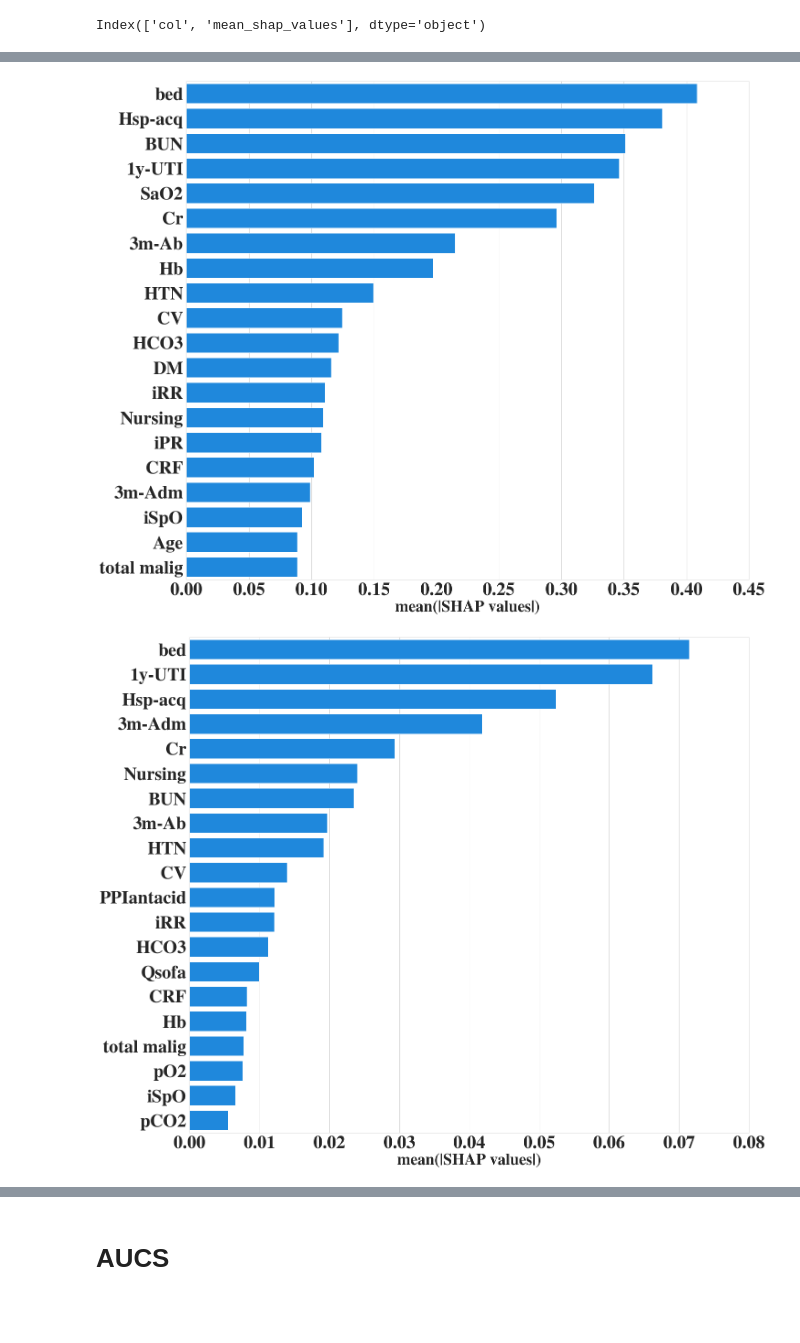
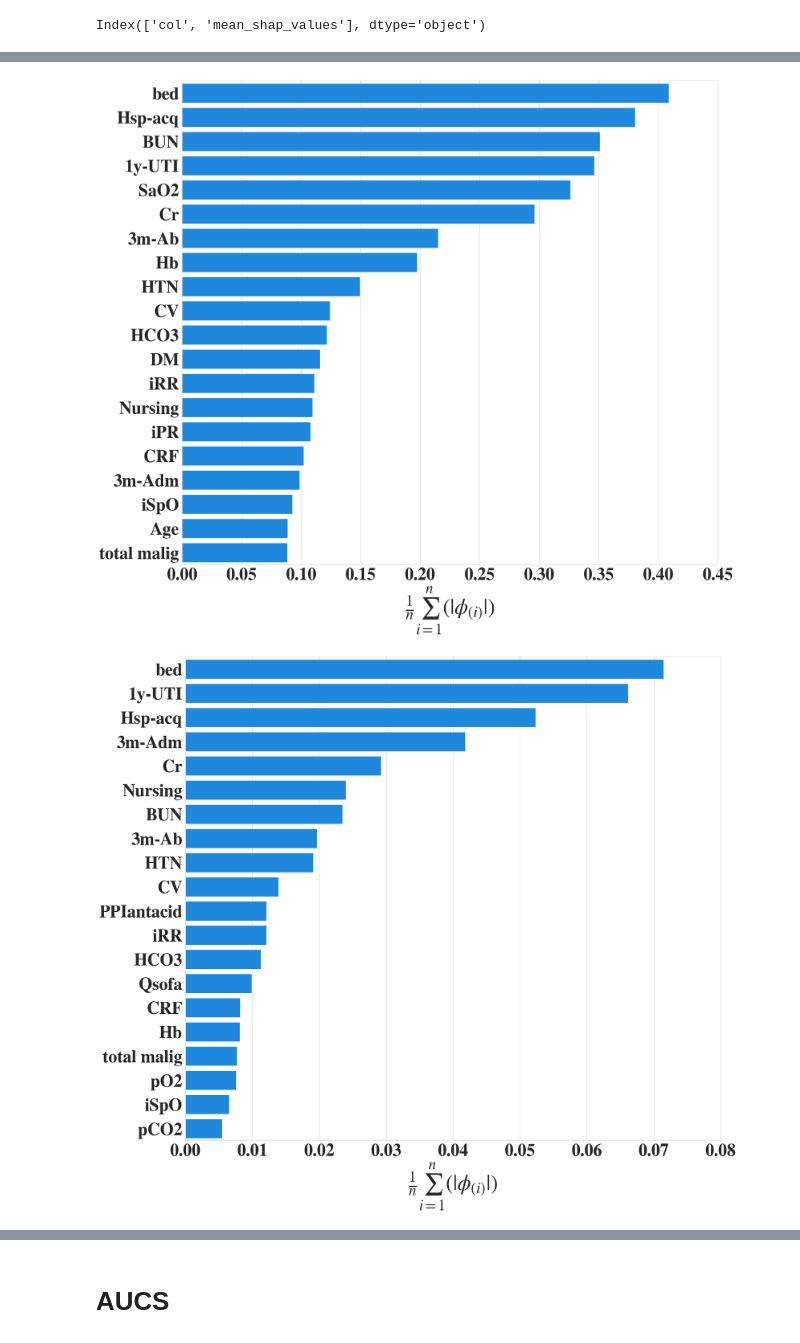
Before and after one commit to bub3690/22-1_multivariate, a Jupyter notebook: final_project/Figure.ipynb, the cells around one changed output, grey strips where cells are left out. Saved outputs shown, nothing was run; the diff lists cells and outputs as text; code cells hidden in the pictures; blank space fills up the shorter version.

```diff
--- a/final_project/Figure.ipynb
+++ b/final_project/Figure.ipynb
@@ -517,35 +517,35 @@ matplotlib.rcParams.update(
 
 plot =sns.barplot(
     data= origin_shap_val,
     x= 'mean_shap_values',
     y= "col",
     color='#008bfb'
 )
 for i, bar in enumerate(plot.axes.patches):
     h = bar.get_width()
 #     plot.axes.text(
 #         h+0.03, # bar index (x coordinate of text)
 #         i, # y coordinate of text
 #         '{:.3f}'.format(h),  # y label
 #         ha='center',
 #         va='center',
 #         #fontweight='bold',
 #         size=18)
 plot.axes.set_xlim(0,0.45)
 #plot.set(xticklabels=[])
 #plot.set(title='Penguins: Body Mass by Species for Gender')
 plot.set(ylabel=None)
 plt.xticks(fontsize=40,fontweight='bold')
 plt.yticks(fontsize=40,fontweight='bold')
-plot.set_xlabel("mean(|SHAP values|)",fontsize=35,fontweight='bold')
+plot.set_xlabel(r'$\frac{1}{n}\sum_{i=1}^{n} \left ( \left| \phi_{(i)}   \right| \right )$',fontsize=50,fontweight='bold')
 #plot.tick_params(left=False)  # remove the ticks
 plt.savefig('./FIGURES/logistic_shap.png')
 
 
 #colors = ['#008bfb']
 #sns.set_palette(sns.color_palette(colors))
 # %% [output]
-[figure, old version]
+[figure, new version]
 # %%
 
 origin_shap_val = pd.read_excel("./values/svm_shap_val.xlsx")
@@ -585,7 +585,7 @@ plot.axes.set_xlim(0,0.08)
 plot.set(ylabel=None)
 plt.xticks(fontsize=40,fontweight='bold')
 plt.yticks(fontsize=40,fontweight='bold')
-plot.set_xlabel("mean(|SHAP values|)",fontsize=35,fontweight='bold')
+plot.set_xlabel(r'$\frac{1}{n}\sum_{i=1}^{n} \left ( \left| \phi_{(i)}   \right| \right )$',fontsize=50,fontweight='bold')
 #plot.tick_params(left=False)  # remove the ticks
 plt.savefig('./FIGURES/svm_shap.png')
 
@@ -593,7 +593,7 @@ plt.savefig('./FIGURES/svm_shap.png')
 #colors = ['#008bfb']
 #sns.set_palette(sns.color_palette(colors))
 # %% [output]
-[figure, old version]
+[figure, new version]
 # %%
 
 origin_shap_val = pd.read_excel("./values/gbm_shap_val.xlsx")
```
Also changed, not shown: parts of 7 cells of this notebook, 12 other files.
